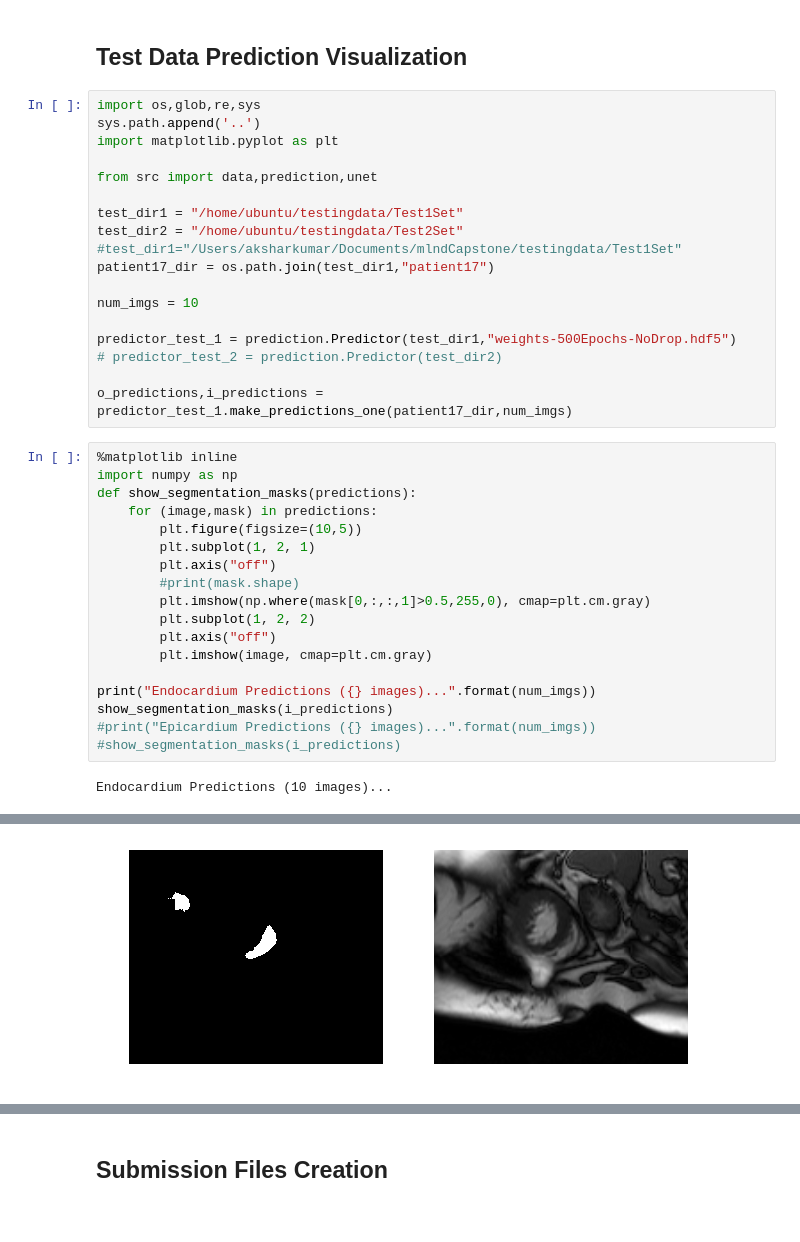
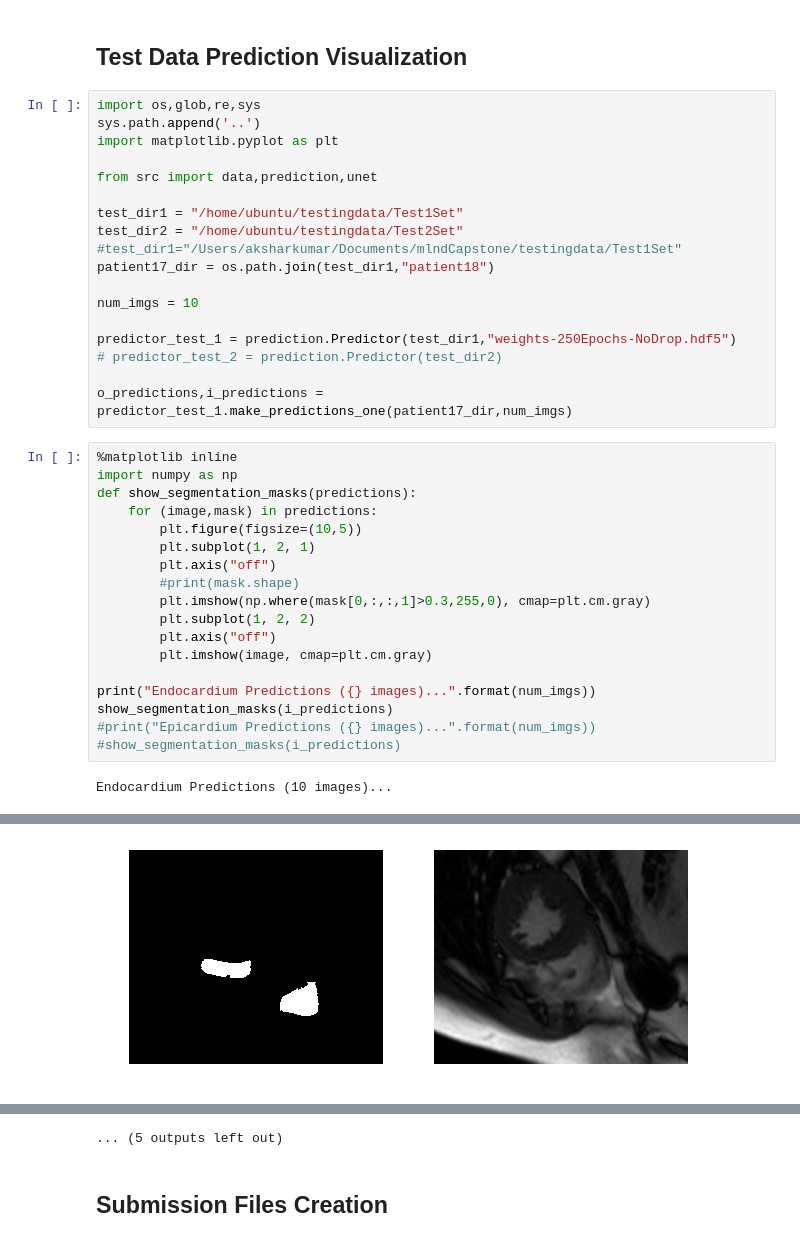
Before and after one commit to aksharkkumar/cmri-rv-seg, a Jupyter notebook: notebooks/test_submission_exploration.ipynb, the cells around one changed output, grey strips where cells are left out. Saved outputs shown, nothing was run; the diff lists cells and outputs as text.

```diff
--- a/notebooks/test_submission_exploration.ipynb
+++ b/notebooks/test_submission_exploration.ipynb
@@ -14,11 +14,11 @@ from src import data,prediction,unet
 test_dir1 = "/home/ubuntu/testingdata/Test1Set"
 test_dir2 = "/home/ubuntu/testingdata/Test2Set"
 #test_dir1="/Users/aksharkumar/Documents/mlndCapstone/testingdata/Test1Set"
-patient17_dir = os.path.join(test_dir1,"patient17")
+patient17_dir = os.path.join(test_dir1,"patient18")
 
 num_imgs = 10
 
-predictor_test_1 = prediction.Predictor(test_dir1,"weights-500Epochs-NoDrop.hdf5")
+predictor_test_1 = prediction.Predictor(test_dir1,"weights-250Epochs-NoDrop.hdf5")
 # predictor_test_2 = prediction.Predictor(test_dir2)
 
 o_predictions,i_predictions = predictor_test_1.make_predictions_one(patient17_dir,num_imgs)
@@ -31,7 +31,7 @@ def show_segmentation_masks(predictions):
         plt.subplot(1, 2, 1)
         plt.axis("off")
         #print(mask.shape)
-        plt.imshow(np.where(mask[0,:,:,1]>0.5,255,0), cmap=plt.cm.gray)
+        plt.imshow(np.where(mask[0,:,:,1]>0.3,255,0), cmap=plt.cm.gray)
         plt.subplot(1, 2, 2)
         plt.axis("off")
         plt.imshow(image, cmap=plt.cm.gray)
@@ -54 +54 @@ Endocardium Predictions (10 images)...
-[figure, old version]
+[figure, new version]
@@ -57,2 +56,3 @@ Endocardium Predictions (10 images)...
+... (5 outputs left out)
 # %% [markdown]
 ## Submission Files Creation
```
Also changed, not shown: parts of 1 cell of this notebook, 3 other files.
